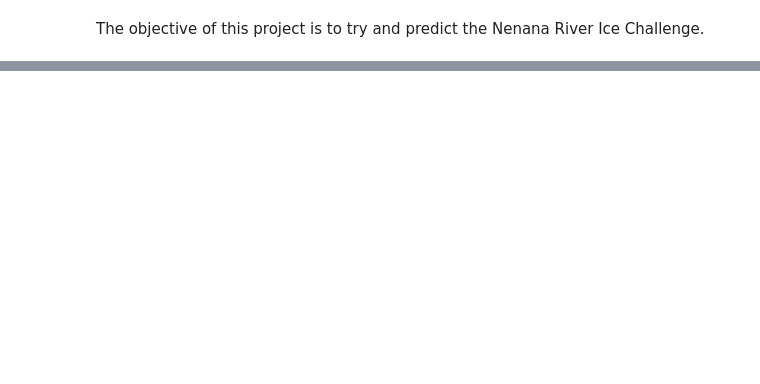
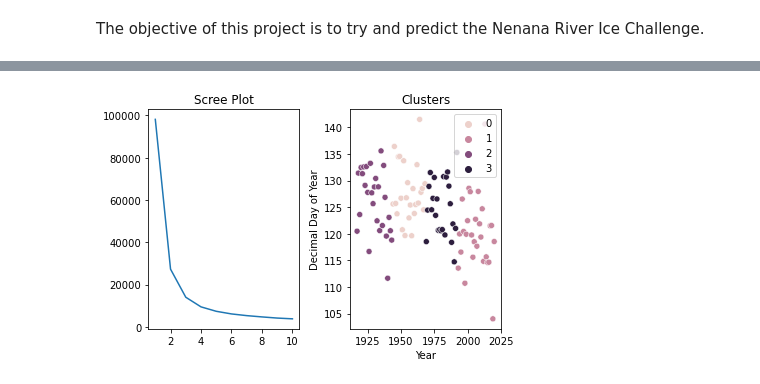
Before and after one commit to mspehlmann/ice-breakup, a Jupyter notebook: nenana_river.ipynb, the cells around one changed output, grey strips where cells are left out. Saved outputs shown, nothing was run; the diff lists cells and outputs as text; code cells hidden in the pictures; blank space fills up the shorter version.

```diff
--- a/nenana_river.ipynb
+++ b/nenana_river.ipynb
@@ -44,0 +68,22 @@ Name: Decimal Day of Year, dtype: float64
+# %%
+from sklearn.cluster import KMeans
+X = ice_df[['Decimal Day of Year', 'Year']]
+scree = []
+for i in range(1,11):
+    kmeans = KMeans(n_clusters=i, init='k-means++', max_iter=300, n_init=10, random_state=0)
+    kmeans.fit(X)
+    scree.append(kmeans.inertia_)
+
+fig, (ax1, ax2) = plt.subplots(1, 2)
+
+kmeans = KMeans(n_clusters=4, init='k-means++', max_iter=300, n_init=10, random_state=0)
+ice_df['cluster'] = kmeans.fit_predict(ice_df[['Decimal Day of Year', 'Year']])
+
+ax1.plot(range(1,11), scree)
+ax1.set_title('Scree Plot')
+sns.scatterplot(data=ice_df, x='Year', y='Decimal Day of Year', hue='cluster', ax=ax2)
+ax2.set_title('Clusters')
+ax2.legend(loc='upper right')
+fig.tight_layout()
+# %% [output]
+[figure, added]
```
Also changed, not shown: parts of 4 cells of this notebook.
